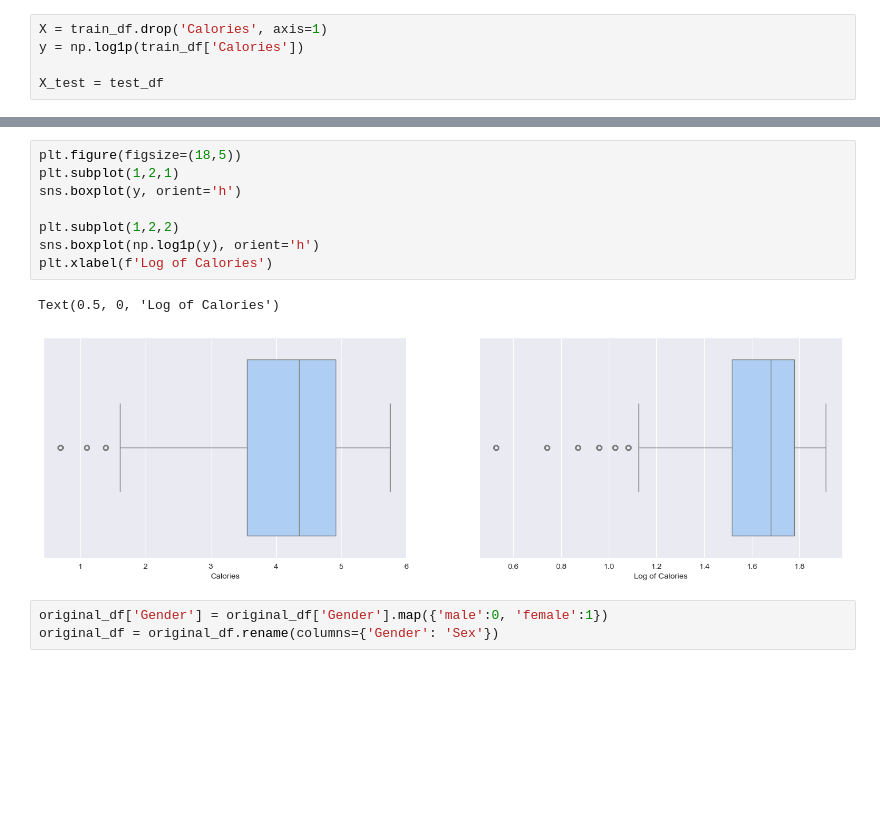
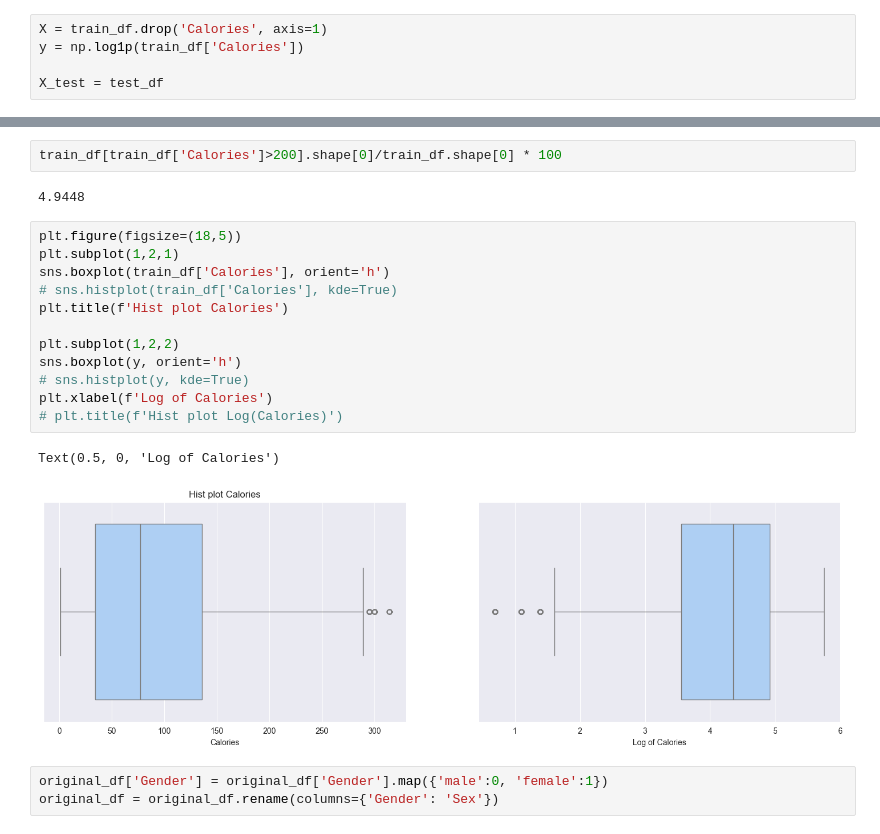
Before and after one commit to mriganktiwari/blogs, a Jupyter notebook: posts/eda-calories-prediction-data.ipynb, the cells around one changed output, grey strips where cells are left out. Saved outputs shown, nothing was run; the diff lists cells and outputs as text; blank space fills up the shorter version.

```diff
--- a/posts/eda-calories-prediction-data.ipynb
+++ b/posts/eda-calories-prediction-data.ipynb
@@ -267,14 +307,22 @@ X_test = test_df
+# %%
+train_df[train_df['Calories']>200].shape[0]/train_df.shape[0] * 100
+# %% [output]
+4.9448
 # %%
 plt.figure(figsize=(18,5))
 plt.subplot(1,2,1)
-sns.boxplot(y, orient='h')
+sns.boxplot(train_df['Calories'], orient='h')
+# sns.histplot(train_df['Calories'], kde=True)
+plt.title(f'Hist plot Calories')
 
 plt.subplot(1,2,2)
-sns.boxplot(np.log1p(y), orient='h')
+sns.boxplot(y, orient='h')
+# sns.histplot(y, kde=True)
 plt.xlabel(f'Log of Calories')
+# plt.title(f'Hist plot Log(Calories)')
 # %% [output]
 Text(0.5, 0, 'Log of Calories')
-[figure, old version]
+[figure, new version]
 # %%
 original_df['Gender'] = original_df['Gender'].map({'male':0, 'female':1})
 original_df = original_df.rename(columns={'Gender': 'Sex'})
```
Also changed, not shown: parts of 11 cells of this notebook, 22 other files.
